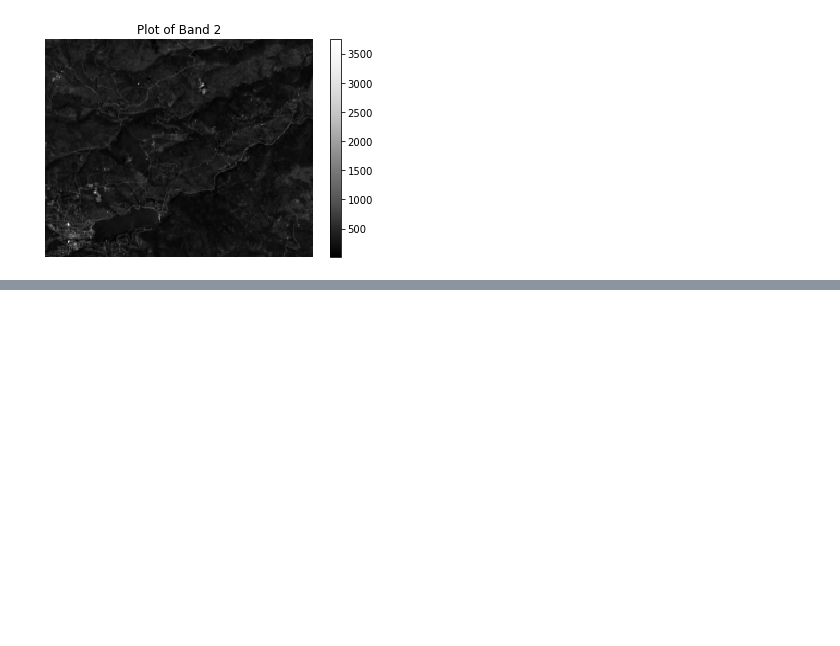
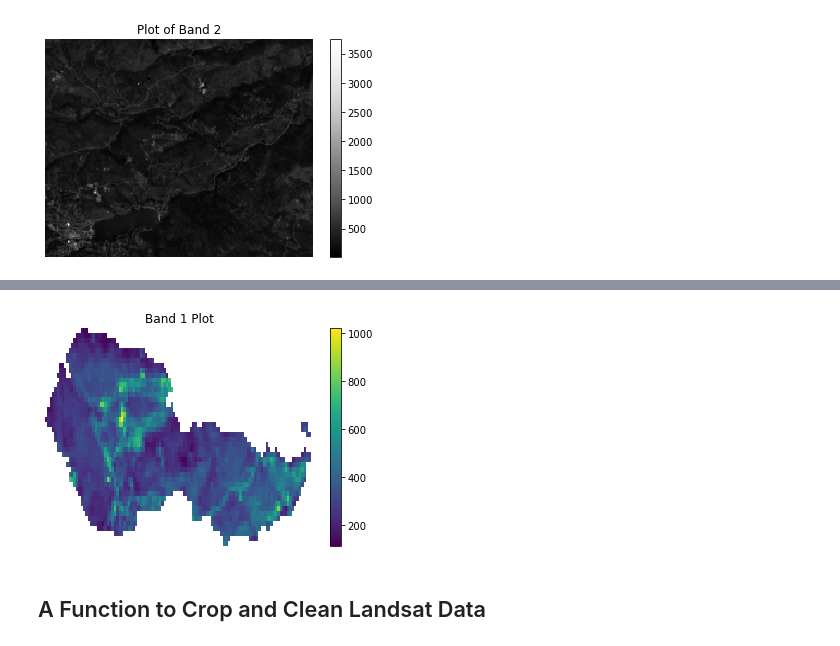
Before and after one commit to Fariborz-Nasr/Intermediate-earth-data-science, a Jupyter notebook: Section 5. Multispectral Remote Sensing Data in Python/Chap-9/Lesson 2. Open and Crop Landsat Remote Sensing Data in Open Source Python.ipynb, the cells around one changed output, grey strips where cells are left out. Cells and saved outputs as stored; diff of their text form; code cells hidden in the pictures; blank space fills up the shorter version.

```diff
--- a/Section 5. Multispectral Remote Sensing Data in Python/Chap-9/Lesson 2. Open and Crop Landsat Remote Sensing Data in Open Source Python.ipynb
+++ b/Section 5. Multispectral Remote Sensing Data in Python/Chap-9/Lesson 2. Open and Crop Landsat Remote Sensing Data in Open Source Python.ipynb
@@ -91,0 +151,20 @@ plt.show()
+# %%
+# Clean the data
+valid_range = (0, 10000)
+# Only run this step if a valid range tuple is provided
+if valid_range:
+    mask = ((landsat_post_xr_clip < valid_range[0]) | (
+        landsat_post_xr_clip > valid_range[1]))
+    landsat_post_xr_clip = landsat_post_xr_clip.where(
+        ~xr.where(mask, True, False))
+# %%
+# Plot the data
+f, ax = plt.subplots()
+landsat_post_xr_clip.plot.imshow(ax=ax)
+ax.set_title("Band 1 Plot")
+ax.set_axis_off()
+plt.show()
+# %% [output]
+[figure, added]
+# %% [markdown]
+## A Function to Crop and Clean Landsat Data
```
Also changed, not shown: parts of 16 cells of this notebook.
